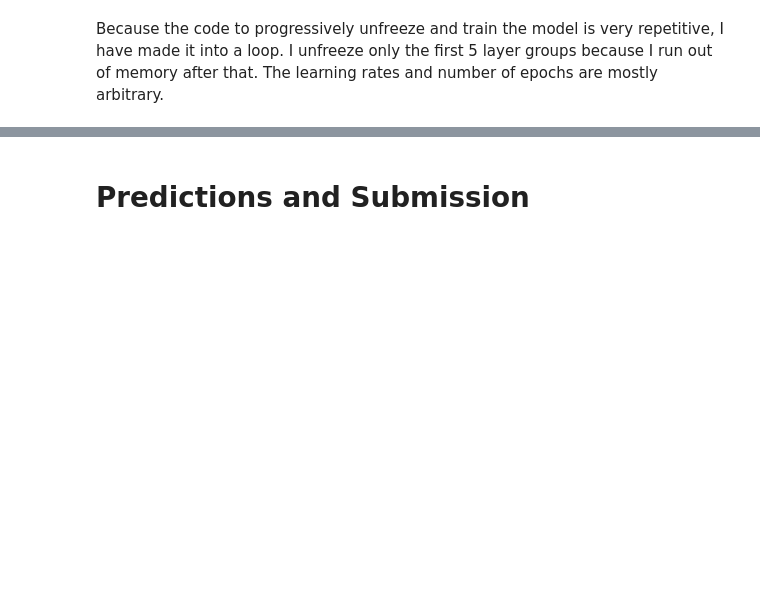
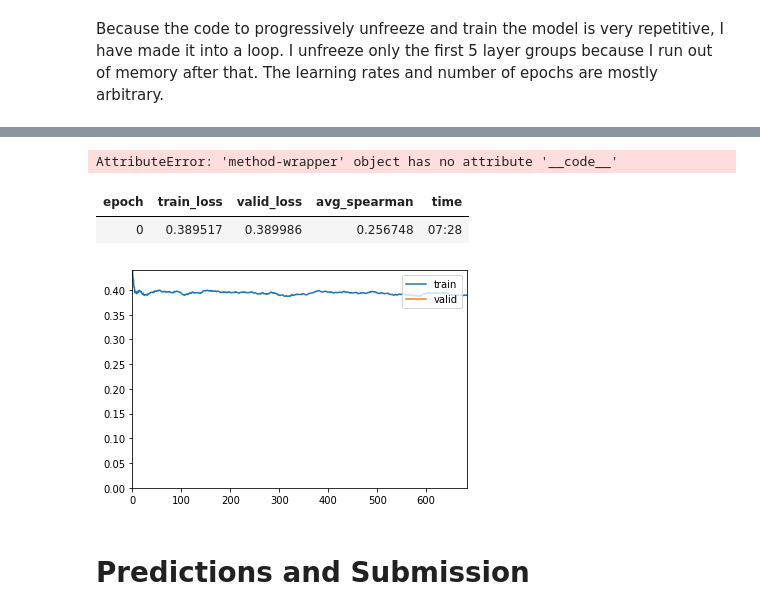
Before and after one commit to mrdbarros/gquest_nbdev, a Jupyter notebook: fastai_v1_transformers.ipynb, the cells around one changed output, grey strips where cells are left out. Cells and saved outputs as stored; diff of their text form; code cells hidden in the pictures; blank space fills up the shorter version.

```diff
--- a/fastai_v1_transformers.ipynb
+++ b/fastai_v1_transformers.ipynb
@@ -545,3 +537,16 @@ KeyboardInterrupt:
+# %%
+learner.load("cycle_2")
+# %% [output]
+AttributeError: 'method-wrapper' object has no attribute '__code__'
+# %%
+learner.unfreeze()
+learner.fit_one_cycle(1,
+                              max_lr=slice(learning_rates[2]*0.95**num_groups, learning_rates[2]),
+                              moms=(0.8, 0.9))
+# %% [output]
+| epoch | train_loss | valid_loss | avg_spearman | time |
+| 0 | 0.389517 | 0.389986 | 0.256748 | 07:28 |
+[figure, added]
 # %% [markdown]
 # Predictions and Submission
 # %% [markdown]
```
Also changed, not shown: parts of 15 cells of this notebook, 1 other file.
